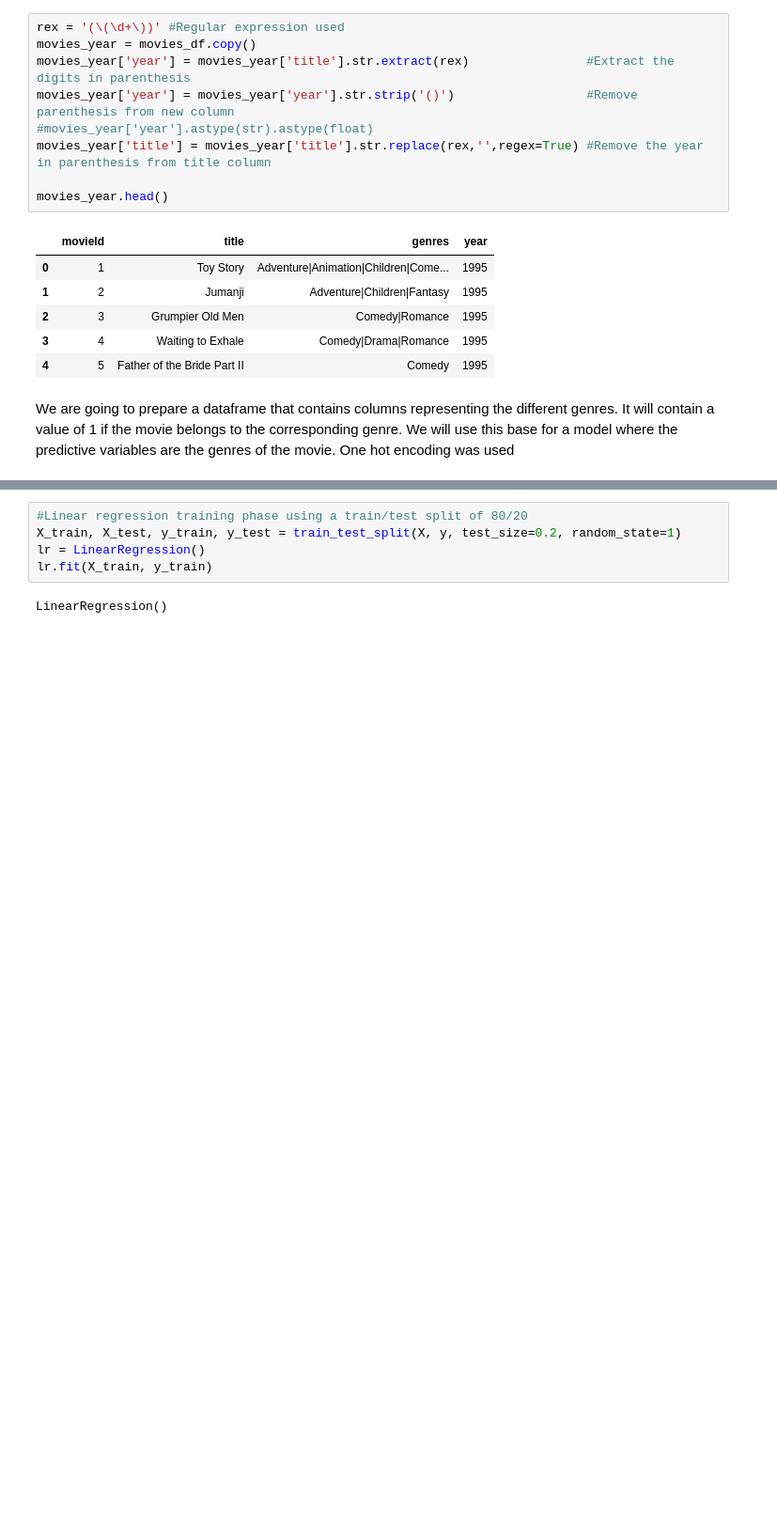
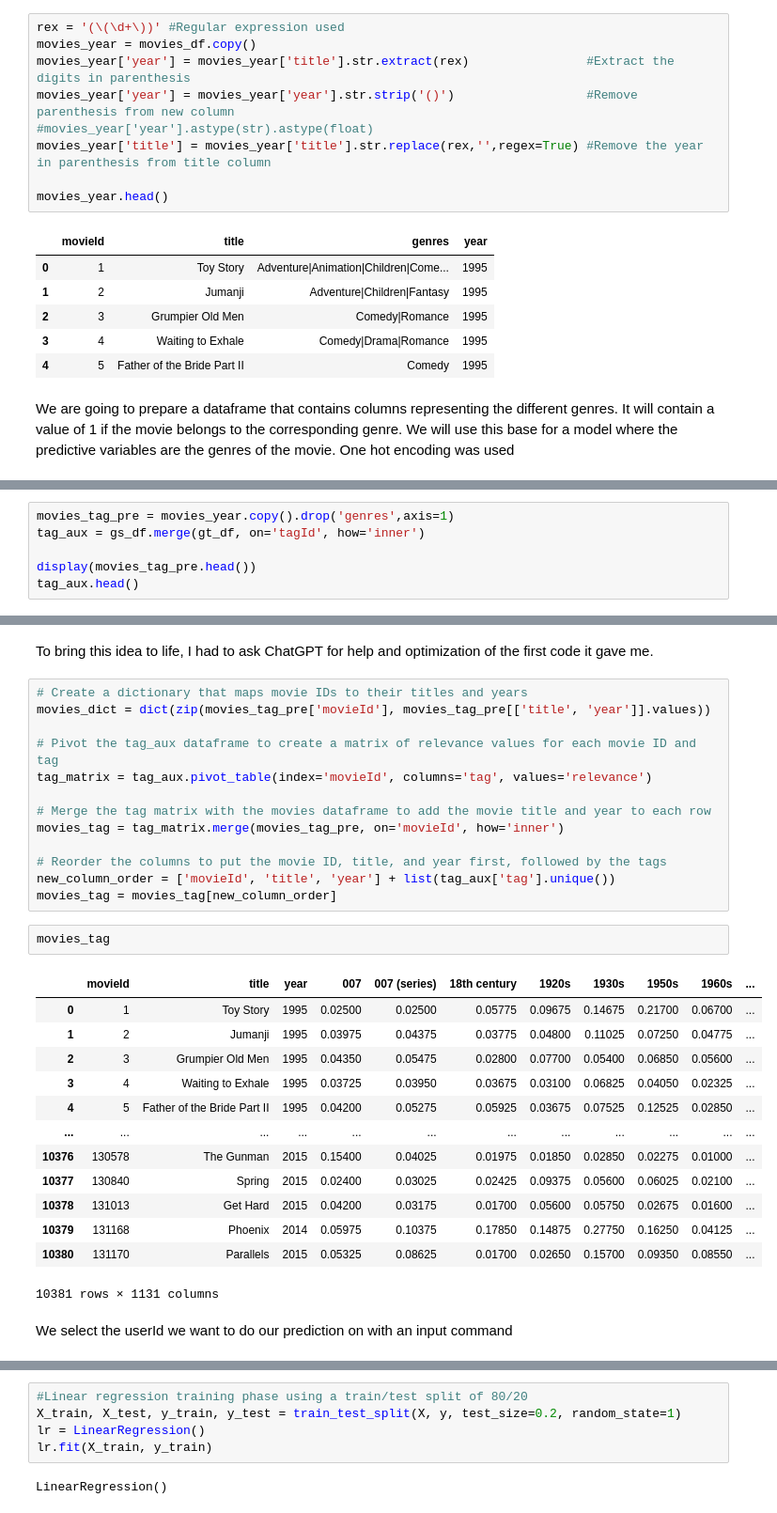
Before and after one commit to jwongr/TestModelo, a Jupyter notebook: PythonTest.ipynb, the cells around one changed output, grey strips where cells are left out. Shown: that part at 94% size. Cells and saved outputs as stored; diff of their text form; blank space fills up the shorter version.

```diff
--- a/PythonTest.ipynb
+++ b/PythonTest.ipynb
@@ -180,0 +172,6 @@ ratings_df.head()
+# %%
+movies_tag_pre = movies_year.copy().drop('genres',axis=1)
+tag_aux = gs_df.merge(gt_df, on='tagId', how='inner')
+
+display(movies_tag_pre.head())
+tag_aux.head()
@@ -181 +191,34 @@ ratings_df.head()
+# %% [markdown]
+To bring this idea to life, I had to ask ChatGPT for help and optimization of the first code it gave me.
+# %%
+# Create a dictionary that maps movie IDs to their titles and years
+movies_dict = dict(zip(movies_tag_pre['movieId'], movies_tag_pre[['title', 'year']].values))
+
+# Pivot the tag_aux dataframe to create a matrix of relevance values for each movie ID and tag
+tag_matrix = tag_aux.pivot_table(index='movieId', columns='tag', values='relevance')
+
+# Merge the tag matrix with the movies dataframe to add the movie title and year to each row
+movies_tag = tag_matrix.merge(movies_tag_pre, on='movieId', how='inner')
+
+# Reorder the columns to put the movie ID, title, and year first, followed by the tags
+new_column_order = ['movieId', 'title', 'year'] + list(tag_aux['tag'].unique())
+movies_tag = movies_tag[new_column_order]
+# %%
+movies_tag
+# %% [output]
+|  | movieId | title | year | 007 | 007 (series) | 18th century | 1920s | 1930s | 1950s | 1960s | ... |
+| 0 | 1 | Toy Story | 1995 | 0.02500 | 0.02500 | 0.05775 | 0.09675 | 0.14675 | 0.21700 | 0.06700 | ... |
+| 1 | 2 | Jumanji | 1995 | 0.03975 | 0.04375 | 0.03775 | 0.04800 | 0.11025 | 0.07250 | 0.04775 | ... |
+| 2 | 3 | Grumpier Old Men | 1995 | 0.04350 | 0.05475 | 0.02800 | 0.07700 | 0.05400 | 0.06850 | 0.05600 | ... |
+| 3 | 4 | Waiting to Exhale | 1995 | 0.03725 | 0.03950 | 0.03675 | 0.03100 | 0.06825 | 0.04050 | 0.02325 | ... |
+| 4 | 5 | Father of the Bride Part II | 1995 | 0.04200 | 0.05275 | 0.05925 | 0.03675 | 0.07525 | 0.12525 | 0.02850 | ... |
+| ... | ... | ... | ... | ... | ... | ... | ... | ... | ... | ... | ... |
+| 10376 | 130578 | The Gunman | 2015 | 0.15400 | 0.04025 | 0.01975 | 0.01850 | 0.02850 | 0.02275 | 0.01000 | ... |
+| 10377 | 130840 | Spring | 2015 | 0.02400 | 0.03025 | 0.02425 | 0.09375 | 0.05600 | 0.06025 | 0.02100 | ... |
+| 10378 | 131013 | Get Hard | 2015 | 0.04200 | 0.03175 | 0.01700 | 0.05600 | 0.05750 | 0.02675 | 0.01600 | ... |
+| 10379 | 131168 | Phoenix | 2014 | 0.05975 | 0.10375 | 0.17850 | 0.14875 | 0.27750 | 0.16250 | 0.04125 | ... |
+| 10380 | 131170 | Parallels | 2015 | 0.05325 | 0.08625 | 0.01700 | 0.02650 | 0.15700 | 0.09350 | 0.08550 | ... |
+10381 rows × 1131 columns
+# %% [markdown]
+We select the userId we want to do our prediction on with an input command
 # %%
```
Also changed, not shown: parts of 19 cells of this notebook.
